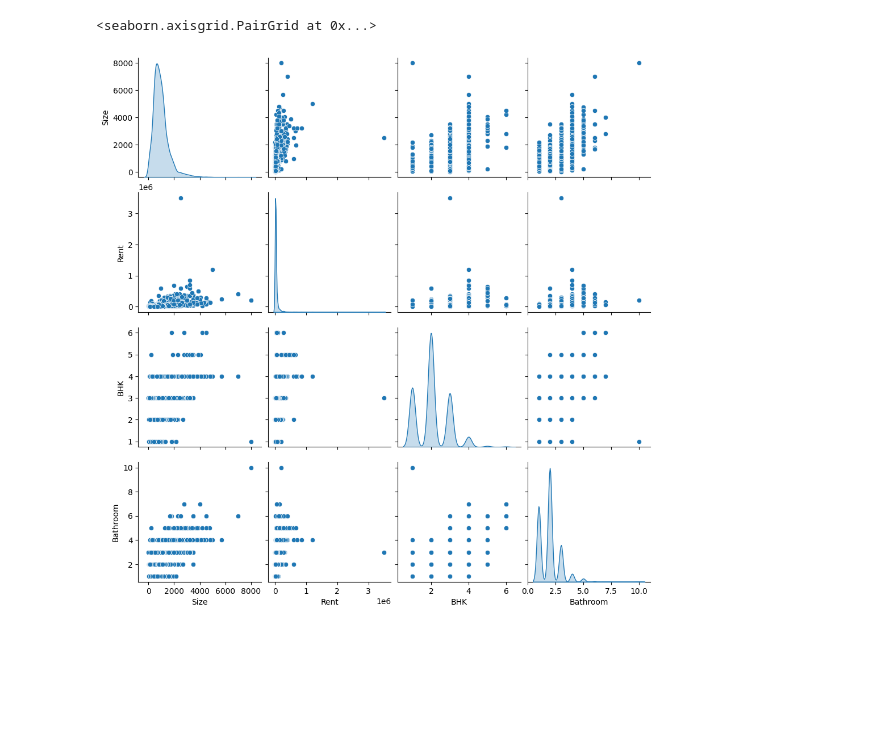
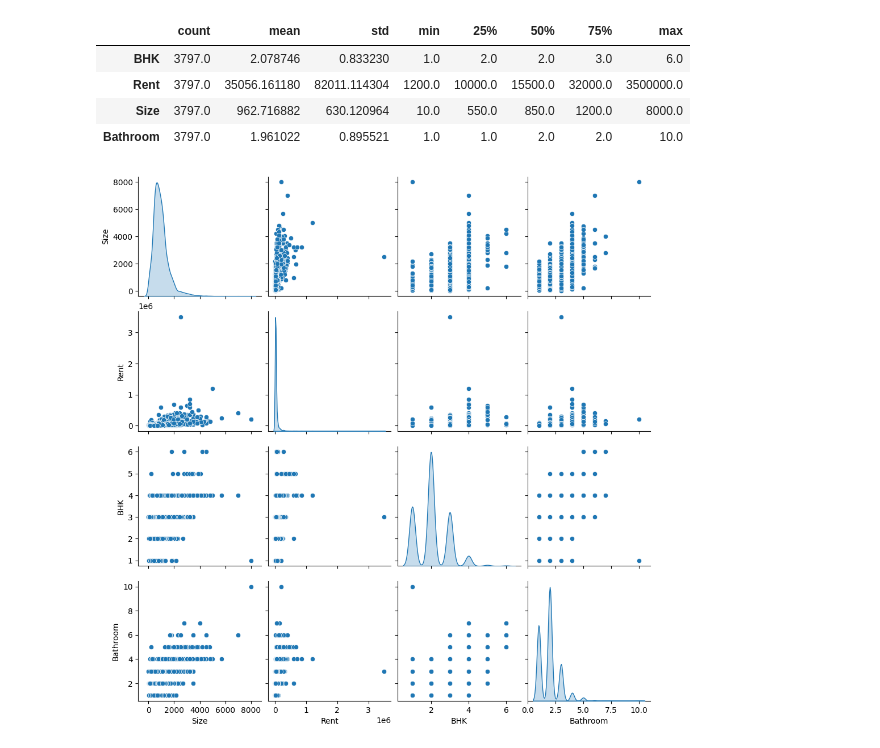
Before and after one commit to razan-wari/Gaza-Sky-Geeks, a Jupyter notebook: Welcome_To_Colab.ipynb, the cells around one changed output. Saved outputs shown, nothing was run; the diff lists cells and outputs as text; code cells hidden in the pictures; blank space fills up the shorter version.

```diff
--- a/Welcome_To_Colab.ipynb
+++ b/Welcome_To_Colab.ipynb
@@ -3,16 +3,24 @@
 # %%
 import matplotlib.pyplot as plt
 import pandas as pd
 import matplotlib.pyplot as plt
 import pandas as pd
 import seaborn as sns
 import numpy as np
 dataset = pd.read_csv('/content/House Rent.csv')
 dataset.head()
 
 train_dataset = dataset.sample(frac=0.8,random_state=0)
 test_dataset = dataset.drop(train_dataset.index)
 sns.pairplot(train_dataset[["Size", "Rent", "BHK", "Bathroom"]], diag_kind="kde")
+train_stats = train_dataset.describe()
+
+train_stats = train_stats.transpose()
+train_stats
 # %% [output]
-<seaborn.axisgrid.PairGrid at 0x...>
+|  | count | mean | std | min | 25% | 50% | 75% | max |
+| BHK | 3797.0 | 2.078746 | 0.833230 | 1.0 | 2.0 | 2.0 | 3.0 | 6.0 |
+| Rent | 3797.0 | 35056.161180 | 82011.114304 | 1200.0 | 10000.0 | 15500.0 | 32000.0 | 3500000.0 |
+| Size | 3797.0 | 962.716882 | 630.120964 | 10.0 | 550.0 | 850.0 | 1200.0 | 8000.0 |
+| Bathroom | 3797.0 | 1.961022 | 0.895521 | 1.0 | 1.0 | 2.0 | 2.0 | 10.0 |
 [figure]
```
